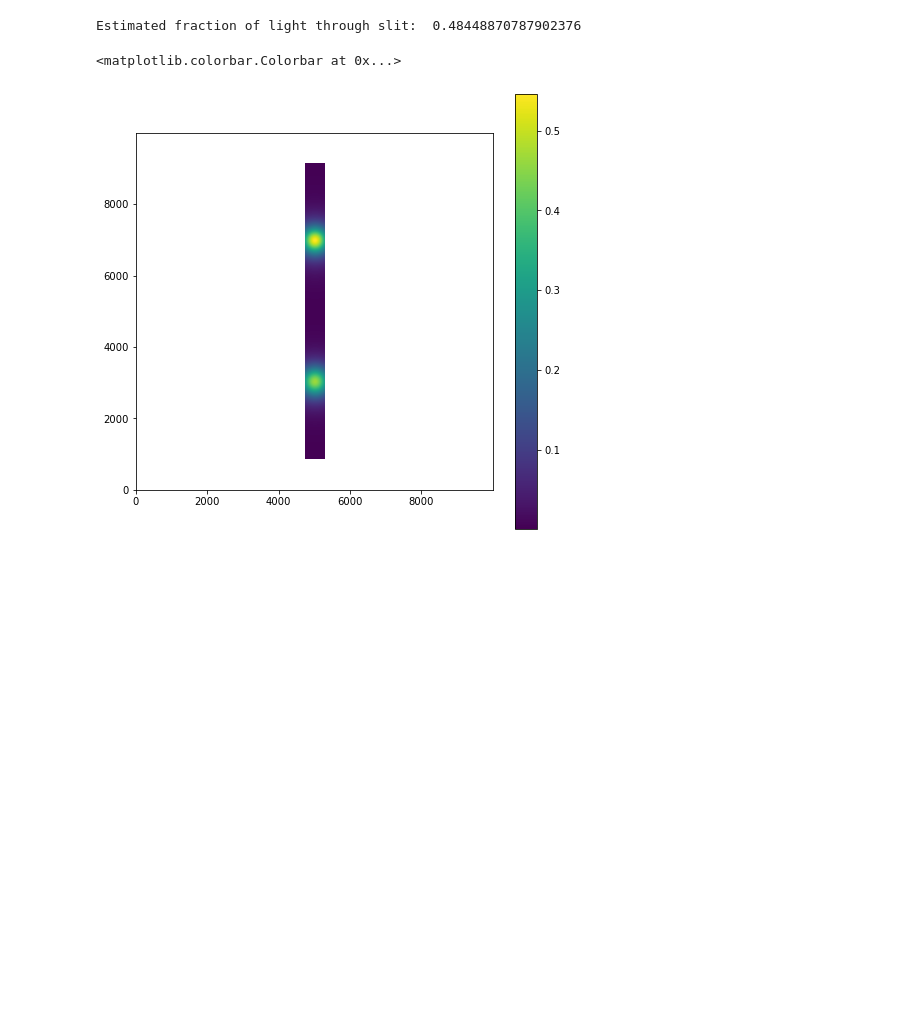
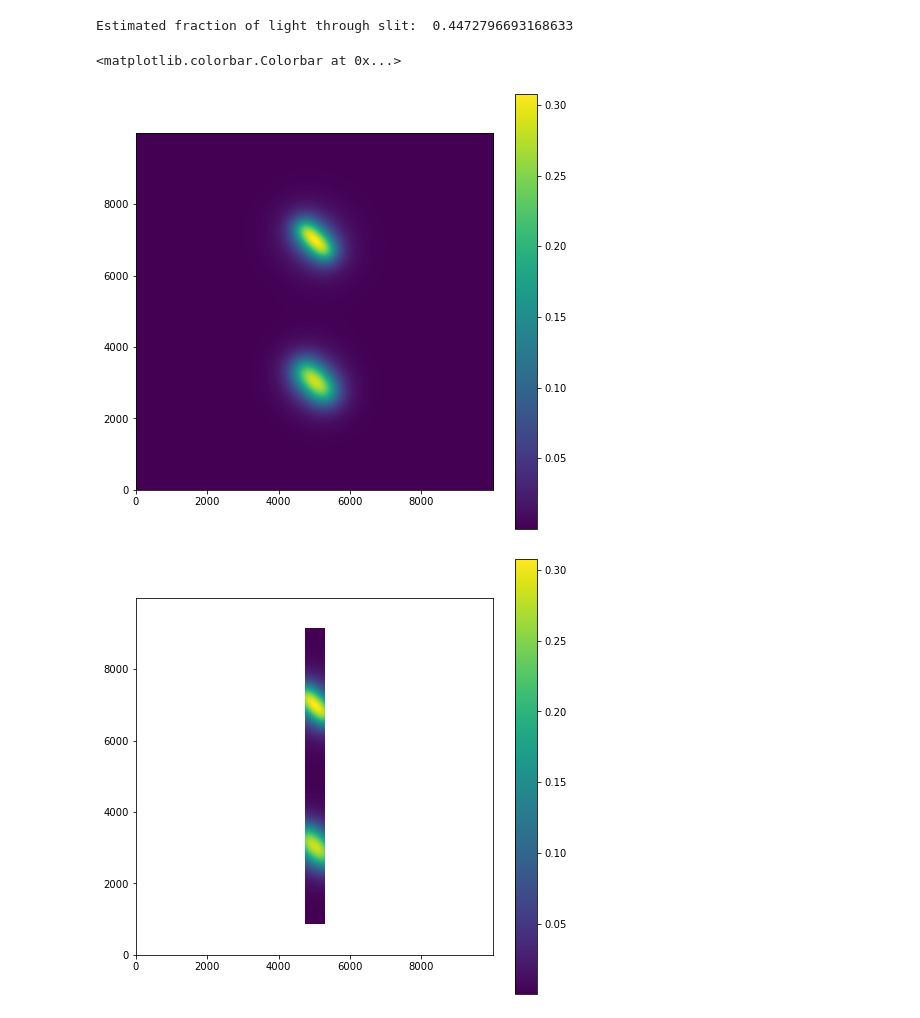
Before and after one commit to kfkaplan/estimate_IGRINS_std_star_light_through_slit, a Jupyter notebook: estimate_IGRINS_std_star_light_through_slit.ipynb, the cells around one changed output. Saved outputs shown, nothing was run; the diff lists cells and outputs as text; code cells hidden in the pictures; blank space fills up the shorter version.

Commit message:
Bring code up to date.

```diff
--- a/estimate_IGRINS_std_star_light_through_slit.ipynb
+++ b/estimate_IGRINS_std_star_light_through_slit.ipynb
@@ -8,9 +8,10 @@ import matplotlib.pyplot as plt
 from astropy.modeling import models, fitting
 # %%
 #Modify these
-path_to_IGRINS_PLP = '/Volumes/IGRINS_Data_Backup/plp'
-date = '20151206'
-frameno = '0075'
+#path_to_IGRINS_PLP = '/Volumes/IGRINS_Data_Backup/plp'
+path_to_IGRINS_PLP = '/Users/kkaplan1/Desktop/workathome_igrins_data/plp'
+date = '20141023'
+frameno = '0126'
 band = 'K'
 slit_length = 14.8 #arcsec, McDonald
 # %%
@@ -51,36 +52,72 @@ FWHM B beam: 1.14430555596597
 # %%
 #Numerically estimate light through slit
 
 #Create 2D Moffat distribution models from the 1D slit profile fits
 g1_fit = models.Moffat2D(amplitude=np.abs(gg_fit[0].amplitude) , x_0=gg_fit[0].x_0 - 0.5*slit_length, alpha=gg_fit[0].alpha, gamma=gg_fit[0].gamma)
 g2_fit = models.Moffat2D(amplitude=np.abs(gg_fit[1].amplitude), x_0=gg_fit[1].x_0 - 0.5*slit_length, alpha=gg_fit[1].alpha, gamma=gg_fit[1].gamma)
 
 #Generate a 2D grid in x and y for numerically calculating slit loss
 n_axis = 10000
 half_n_axis = n_axis / 2
 dx = 1.2 * (slit_length / n_axis)
 dy = 1.2 * (slit_length / n_axis)
 y2d, x2d = np.meshgrid(np.arange(n_axis), np.arange(n_axis))
 x2d = (x2d - half_n_axis) * dx
 y2d = (y2d - half_n_axis) * dy
 
 #Perform numerical integration for total flux ignoring slit losses
-profiles_2d = g1_fit(x2d, y2d) + g2_fit(x2d, y2d)
+#profiles_2d = g1_fit(x2d, y2d) + g2_fit(x2d, y2d)
+
+#Test simulating guiding error
+position_angle = 135.0 * (np.pi)/180.0 #PA in radians
+guiding_error = np.cos(position_angle)*(g1_fit.fwhm + g2_fit.fwhm) #arcsec, estimated by doubling average fwhm of moffet functions
+diff_x0 = guiding_error * np.cos(position_angle)
+diff_y0 = guiding_error * np.sin(position_angle)
+
+
+g1_fit.x_0 += 0.5*diff_x0
+g2_fit.x_0 += 0.5*diff_x0
+g1_fit.y_0 += 0.5*diff_y0
+g2_fit.y_0 += 0.5*diff_y0
+
+profiles_2d = np.zeros(np.shape(x2d))
+
+n = 5
+for i in range(n):
+
+    profiles_2d += (1/n)*(g1_fit(x2d, y2d) + g2_fit(x2d, y2d))
+
+    g1_fit.x_0 -= (1/(n-1))*diff_x0
+    g2_fit.x_0 -= (1/(n-1))*diff_x0
+    g1_fit.y_0 -= (1/(n-1))*diff_y0
+    g2_fit.y_0 -= (1/(n-1))*diff_y0
+
+
+
 f_total = np.nansum(profiles_2d) * dx * dy
 
 #Perform numerical integration for flux through slit by masking out pixels outside of the slit
 slit_width_to_length_ratio = 1.0/14.8
 slit_width = slit_length * slit_width_to_length_ratio
 outside_slit = (y2d <= -0.5*slit_width) | (y2d >= 0.5*slit_width) | (x2d <= -0.5*slit_length) | (x2d >= 0.5*slit_length)
-profiles_2d[outside_slit] = np.nan
-f_inside = np.nansum(profiles_2d) * dx * dy
+# profiles_2d[outside_slit] = np.nan
 
 #Plot and print results
-print('Estimated fraction of light through slit: ', f_inside/f_total)
 plt.figure(figsize=[8,8])
 plt.imshow(profiles_2d, origin='lower')
 plt.colorbar()
+
+profiles_2d[outside_slit] = np.nan
+f_inside = np.nansum(profiles_2d) * dx * dy
+print('Estimated fraction of light through slit: ', f_inside/f_total)
+
+
+
+plt.figure(figsize=[8,8])
+plt.imshow(profiles_2d, origin='lower')
+plt.colorbar()
 # %% [output]
-Estimated fraction of light through slit:  0.48448870787902376
+Estimated fraction of light through slit:  0.4472796693168633
 <matplotlib.colorbar.Colorbar at 0x...>
-[figure, old version]
+[figure, new version]
+[figure, added]
```
Also changed, not shown: parts of 1 cell of this notebook.
